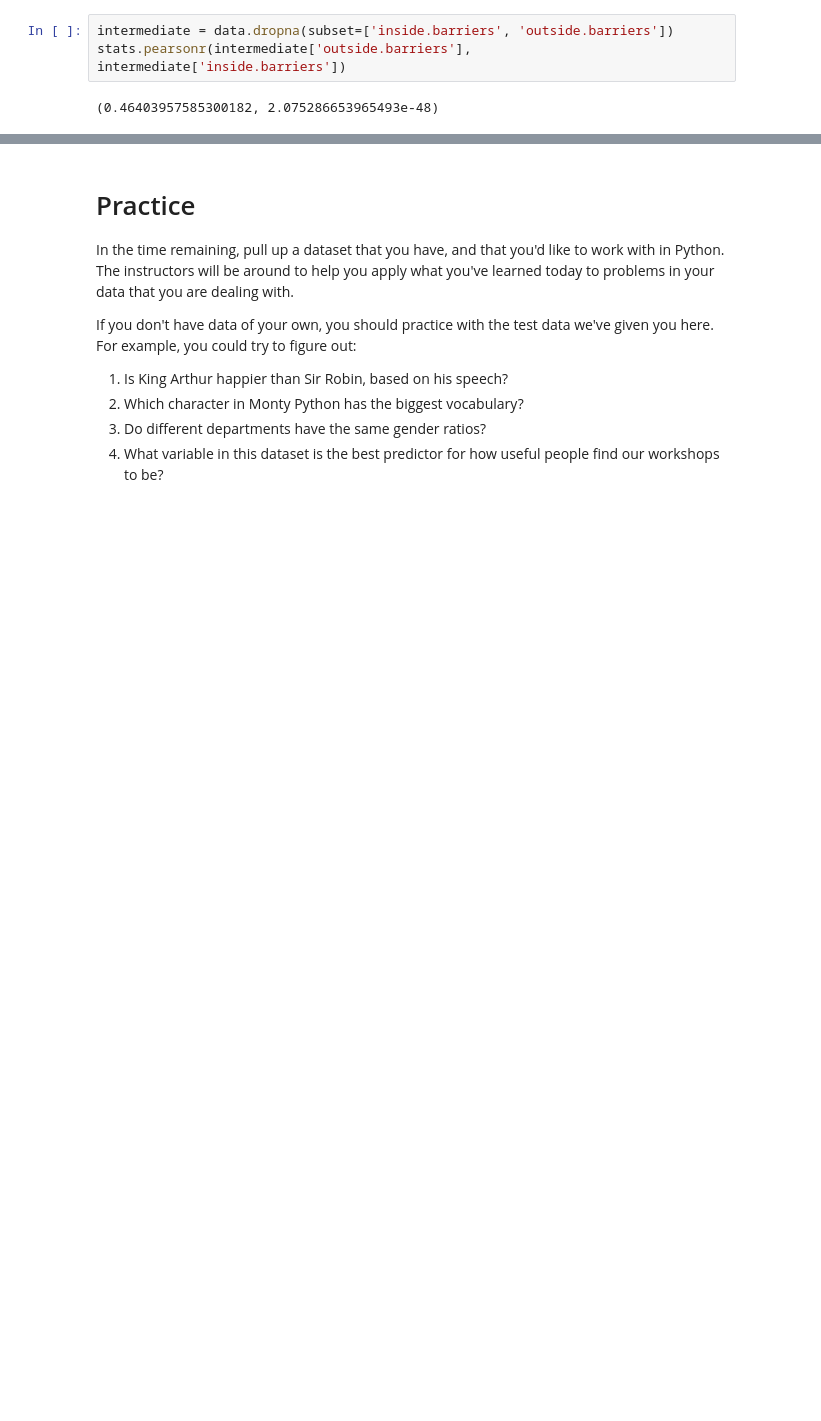
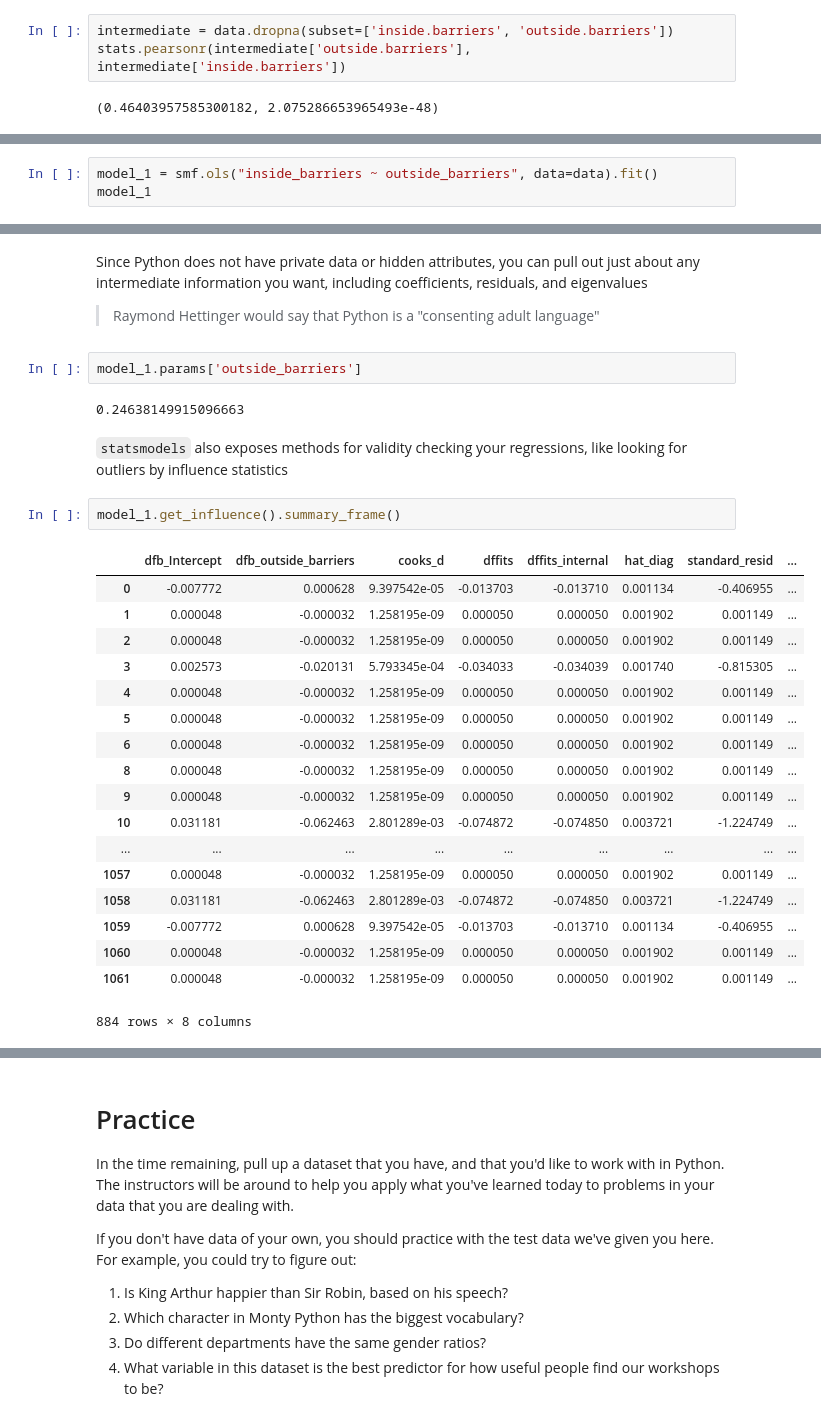
Before and after one commit to dlab-berkeley/python-for-everything, a Jupyter notebook: instructor/day_three.ipynb, the cells around one changed output, grey strips where cells are left out. Drawn from its saved outputs; the diff is of its cells as text; blank space fills up the shorter version.

Commit message:
adding statsmodels; closes #8

```diff
--- a/instructor/day_three.ipynb
+++ b/instructor/day_three.ipynb
@@ -787,0 +788,3 @@ You'll notice that we haven't done a whole lot of statistical analyses yet. For
+# %%
+model_1 = smf.ols("inside_barriers ~ outside_barriers", data=data).fit()
+model_1
@@ -787,0 +815,31 @@ You'll notice that we haven't done a whole lot of statistical analyses yet. For
+# %% [markdown]
+Since Python does not have private data or hidden attributes, you can pull out just about any intermediate information you want, including coefficients, residuals, and eigenvalues
+
+> Raymond Hettinger would say that Python is a "consenting adult language"
+# %%
+model_1.params['outside_barriers']
+# %% [output]
+0.24638149915096663
+# %% [markdown]
+`statsmodels` also exposes methods for validity checking your regressions, like looking for outliers by influence statistics
+# %%
+model_1.get_influence().summary_frame()
+# %% [output]
+|  | dfb_Intercept | dfb_outside_barriers | cooks_d | dffits | dffits_internal | hat_diag | standard_resid | ... |
+| 0 | -0.007772 | 0.000628 | 9.397542e-05 | -0.013703 | -0.013710 | 0.001134 | -0.406955 | ... |
+| 1 | 0.000048 | -0.000032 | 1.258195e-09 | 0.000050 | 0.000050 | 0.001902 | 0.001149 | ... |
+| 2 | 0.000048 | -0.000032 | 1.258195e-09 | 0.000050 | 0.000050 | 0.001902 | 0.001149 | ... |
+| 3 | 0.002573 | -0.020131 | 5.793345e-04 | -0.034033 | -0.034039 | 0.001740 | -0.815305 | ... |
+| 4 | 0.000048 | -0.000032 | 1.258195e-09 | 0.000050 | 0.000050 | 0.001902 | 0.001149 | ... |
+| 5 | 0.000048 | -0.000032 | 1.258195e-09 | 0.000050 | 0.000050 | 0.001902 | 0.001149 | ... |
+| 6 | 0.000048 | -0.000032 | 1.258195e-09 | 0.000050 | 0.000050 | 0.001902 | 0.001149 | ... |
+| 8 | 0.000048 | -0.000032 | 1.258195e-09 | 0.000050 | 0.000050 | 0.001902 | 0.001149 | ... |
+| 9 | 0.000048 | -0.000032 | 1.258195e-09 | 0.000050 | 0.000050 | 0.001902 | 0.001149 | ... |
+| 10 | 0.031181 | -0.062463 | 2.801289e-03 | -0.074872 | -0.074850 | 0.003721 | -1.224749 | ... |
+| ... | ... | ... | ... | ... | ... | ... | ... | ... |
+| 1057 | 0.000048 | -0.000032 | 1.258195e-09 | 0.000050 | 0.000050 | 0.001902 | 0.001149 | ... |
+| 1058 | 0.031181 | -0.062463 | 2.801289e-03 | -0.074872 | -0.074850 | 0.003721 | -1.224749 | ... |
+| 1059 | -0.007772 | 0.000628 | 9.397542e-05 | -0.013703 | -0.013710 | 0.001134 | -0.406955 | ... |
+| 1060 | 0.000048 | -0.000032 | 1.258195e-09 | 0.000050 | 0.000050 | 0.001902 | 0.001149 | ... |
+| 1061 | 0.000048 | -0.000032 | 1.258195e-09 | 0.000050 | 0.000050 | 0.001902 | 0.001149 | ... |
+884 rows × 8 columns
```
Also changed, not shown: parts of 16 cells of this notebook.
